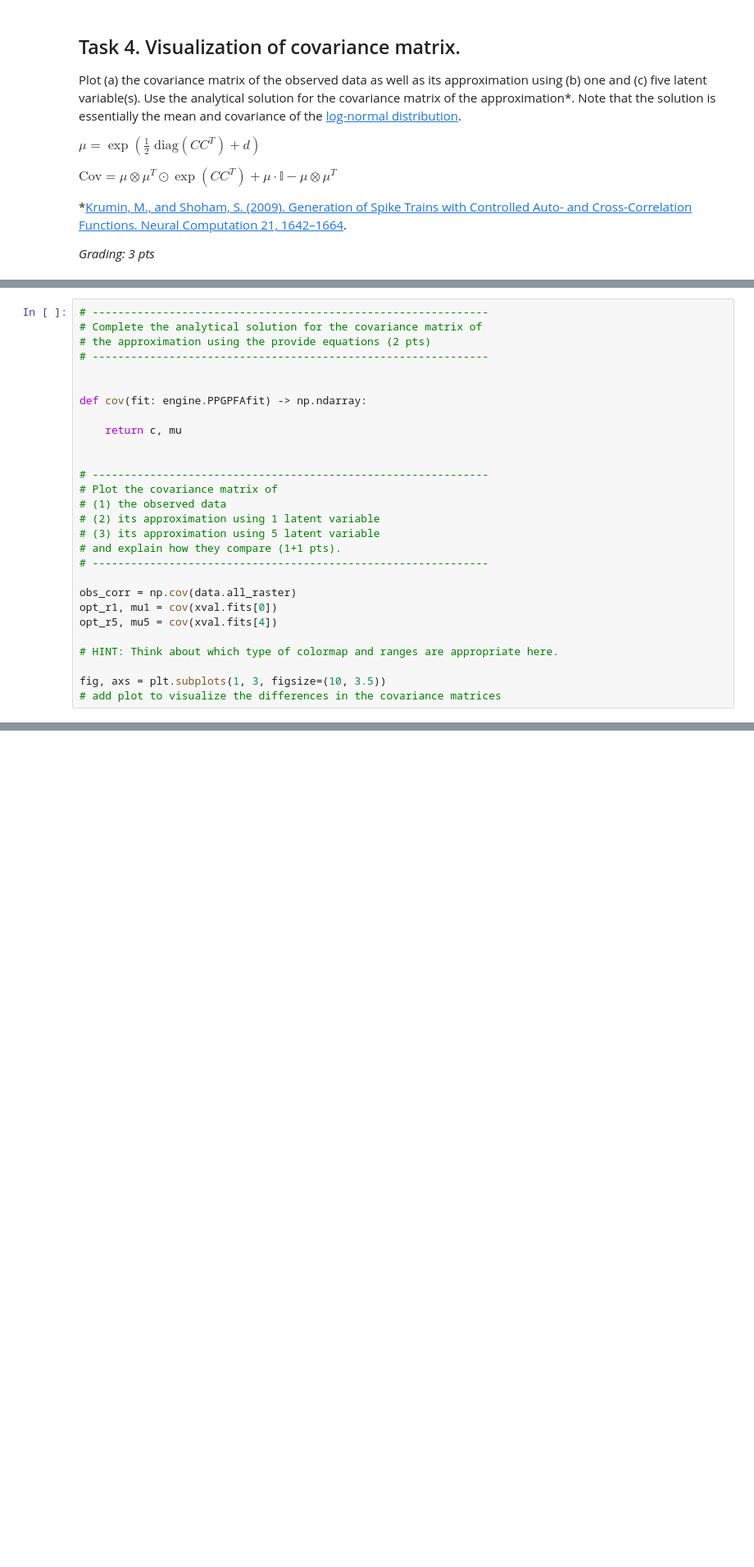
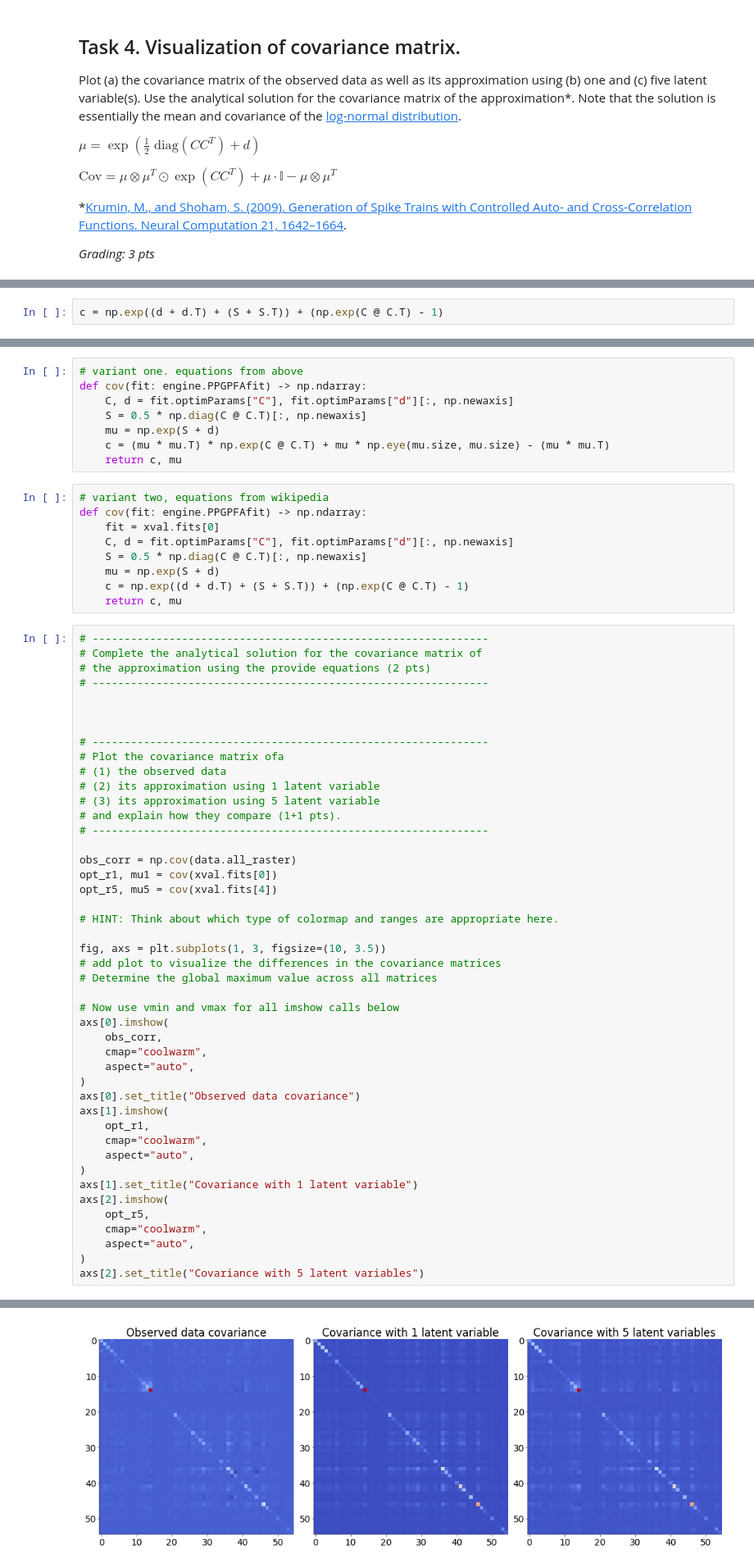
Before and after one commit to toniklenk/NeuralDataScience, a Jupyter notebook: notebooks/CodingLab6.ipynb, the cells around one changed output, grey strips where cells are left out. Shown at 82% size. Cells and saved outputs as stored; diff of their text form; blank space fills up the shorter version.

```diff
--- a/notebooks/CodingLab6.ipynb
+++ b/notebooks/CodingLab6.ipynb
@@ -545,0 +552,2 @@ $ \text{Cov}= \mu\otimes\mu^T \odot \exp(CC^T)+\mu\cdot \mathbb{I} - \mu\otimes\
+# %%
+c = np.exp((d + d.T) + (S + S.T)) + (np.exp(C @ C.T) - 1)
@@ -546,3 +556,20 @@ $ \text{Cov}= \mu\otimes\mu^T \odot \exp(CC^T)+\mu\cdot \mathbb{I} - \mu\otimes\
+# %%
+# variant one. equations from above
+def cov(fit: engine.PPGPFAfit) -> np.ndarray:
+    C, d = fit.optimParams["C"], fit.optimParams["d"][:, np.newaxis]
+    S = 0.5 * np.diag(C @ C.T)[:, np.newaxis]
+    mu = np.exp(S + d)
+    c = (mu * mu.T) * np.exp(C @ C.T) + mu * np.eye(mu.size, mu.size) - (mu * mu.T)
+    return c, mu
+# %%
+# variant two, equations from wikipedia
+def cov(fit: engine.PPGPFAfit) -> np.ndarray:
+    fit = xval.fits[0]
+    C, d = fit.optimParams["C"], fit.optimParams["d"][:, np.newaxis]
+    S = 0.5 * np.diag(C @ C.T)[:, np.newaxis]
+    mu = np.exp(S + d)
+    c = np.exp((d + d.T) + (S + S.T)) + (np.exp(C @ C.T) - 1)
+    return c, mu
 # %%
 # --------------------------------------------------------------
 # Complete the analytical solution for the covariance matrix of
@@ -550,13 +577,9 @@ $ \text{Cov}= \mu\otimes\mu^T \odot \exp(CC^T)+\mu\cdot \mathbb{I} - \mu\otimes\
 # --------------------------------------------------------------
 
 
-def cov(fit: engine.PPGPFAfit) -> np.ndarray:
-
-    return c, mu
-
 
 # --------------------------------------------------------------
-# Plot the covariance matrix of
+# Plot the covariance matrix ofa
 # (1) the observed data
 # (2) its approximation using 1 latent variable
 # (3) its approximation using 5 latent variable
@@ -571,4 +594,25 @@ opt_r5, mu5 = cov(xval.fits[4])
 
 fig, axs = plt.subplots(1, 3, figsize=(10, 3.5))
 # add plot to visualize the differences in the covariance matrices
+# Determine the global maximum value across all matrices
+
+# Now use vmin and vmax for all imshow calls below
+axs[0].imshow(
+    obs_corr,
+    cmap="coolwarm",
+    aspect="auto",
+)
+axs[0].set_title("Observed data covariance")
+axs[1].imshow(
+    opt_r1,
+    cmap="coolwarm",
+    aspect="auto",
+)
+axs[1].set_title("Covariance with 1 latent variable")
+axs[2].imshow(
+    opt_r5,
+    cmap="coolwarm",
+    aspect="auto",
+)
+axs[2].set_title("Covariance with 5 latent variables")
 # %% [output]
@@ -576,3 +620,4 @@ NameError: name 'c' is not defined
+[figure, added]
 # %% [markdown]
 ### Questions
 
```
Also changed, not shown: parts of 4 cells of this notebook.
